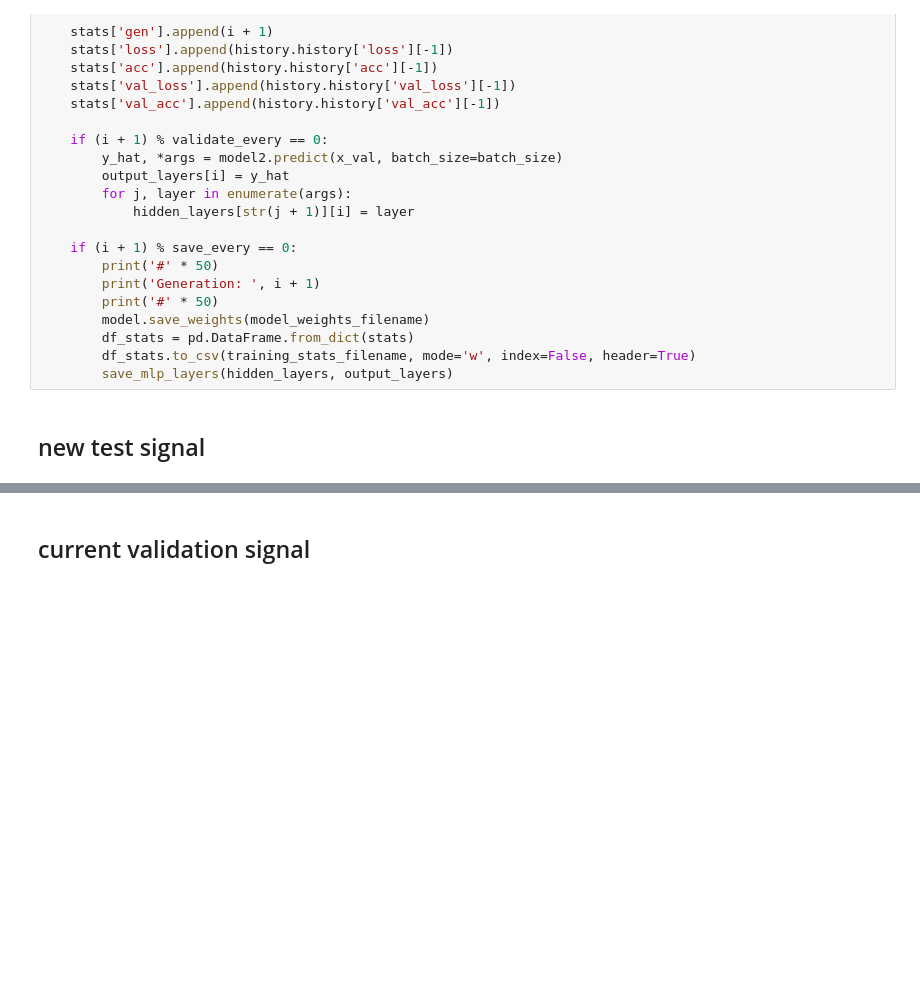
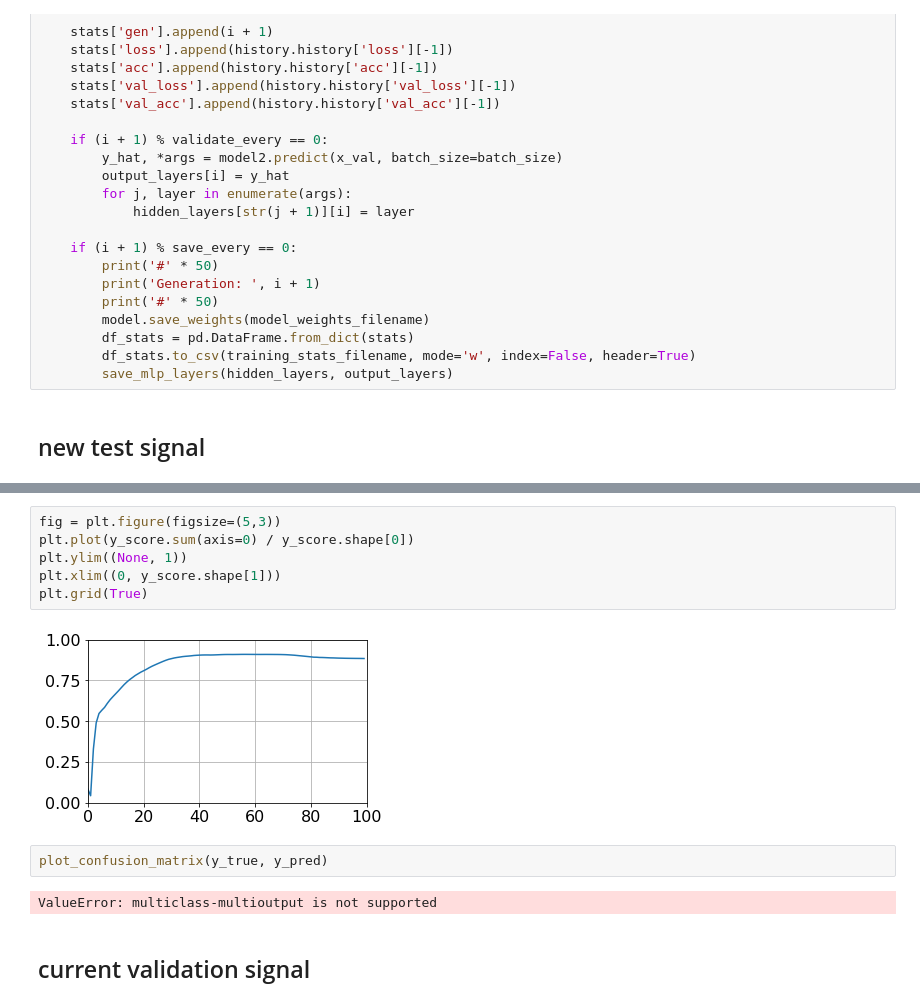
Before and after one commit to WillieMaddox/DiscRimNN, a Jupyter notebook: mixsig.ipynb, the cells around one changed output, grey strips where cells are left out. Drawn from its saved outputs; the diff is of its cells as text; blank space fills up the shorter version.

```diff
--- a/mixsig.ipynb
+++ b/mixsig.ipynb
@@ -591,3 +809,15 @@ plot_confusion_matrix(msig.classes, y_pred.flatten())
+# %%
+fig = plt.figure(figsize=(5,3))
+plt.plot(y_score.sum(axis=0) / y_score.shape[0])
+plt.ylim((None, 1))
+plt.xlim((0, y_score.shape[1]))
+plt.grid(True)
+# %% [output]
+[figure, added]
+# %%
+plot_confusion_matrix(y_true, y_pred)
+# %% [output]
+ValueError: multiclass-multioutput is not supported
 # %% [markdown]
 ## current validation signal
 # %%
```
Also changed, not shown: parts of 21 cells of this notebook, 1 other file.
